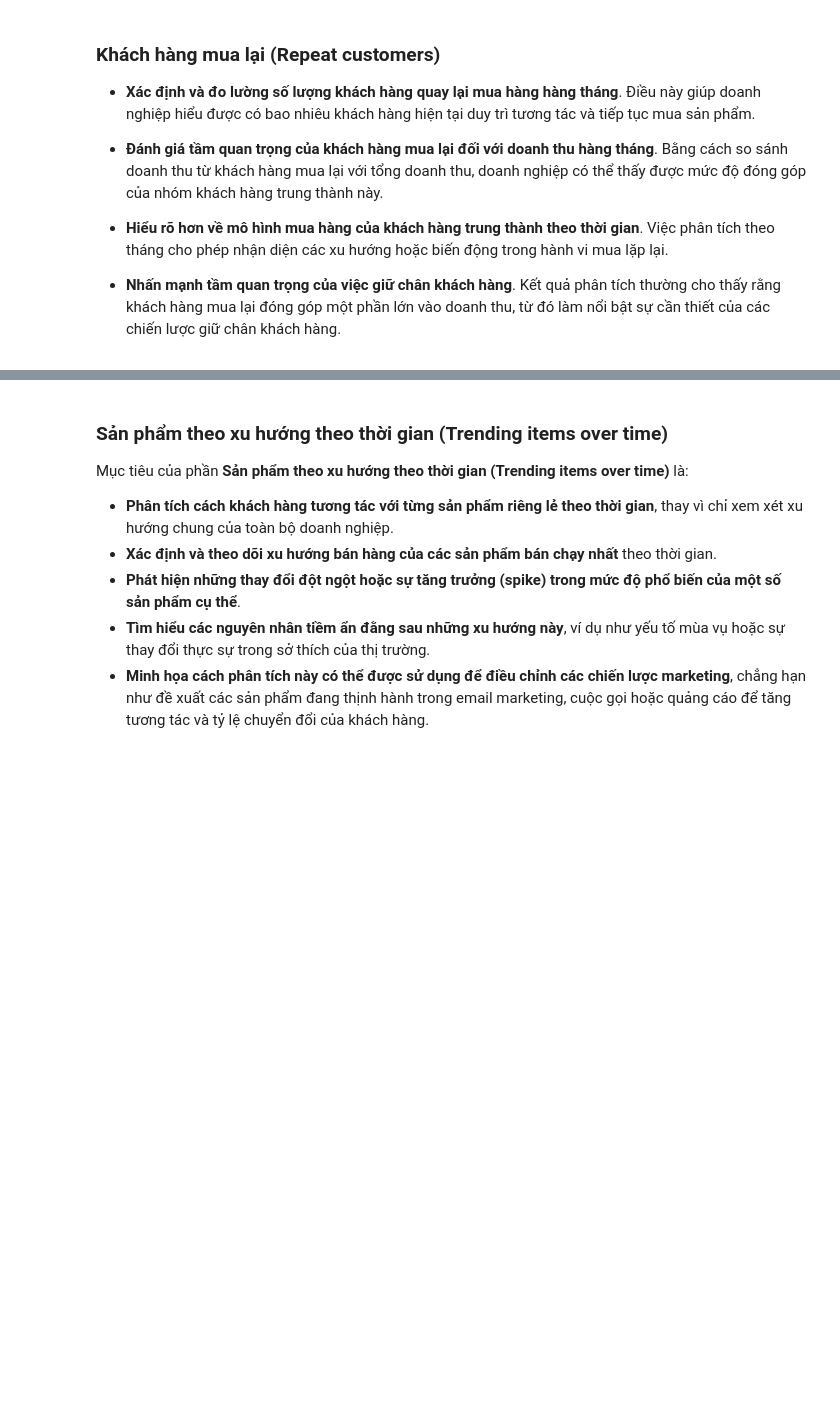
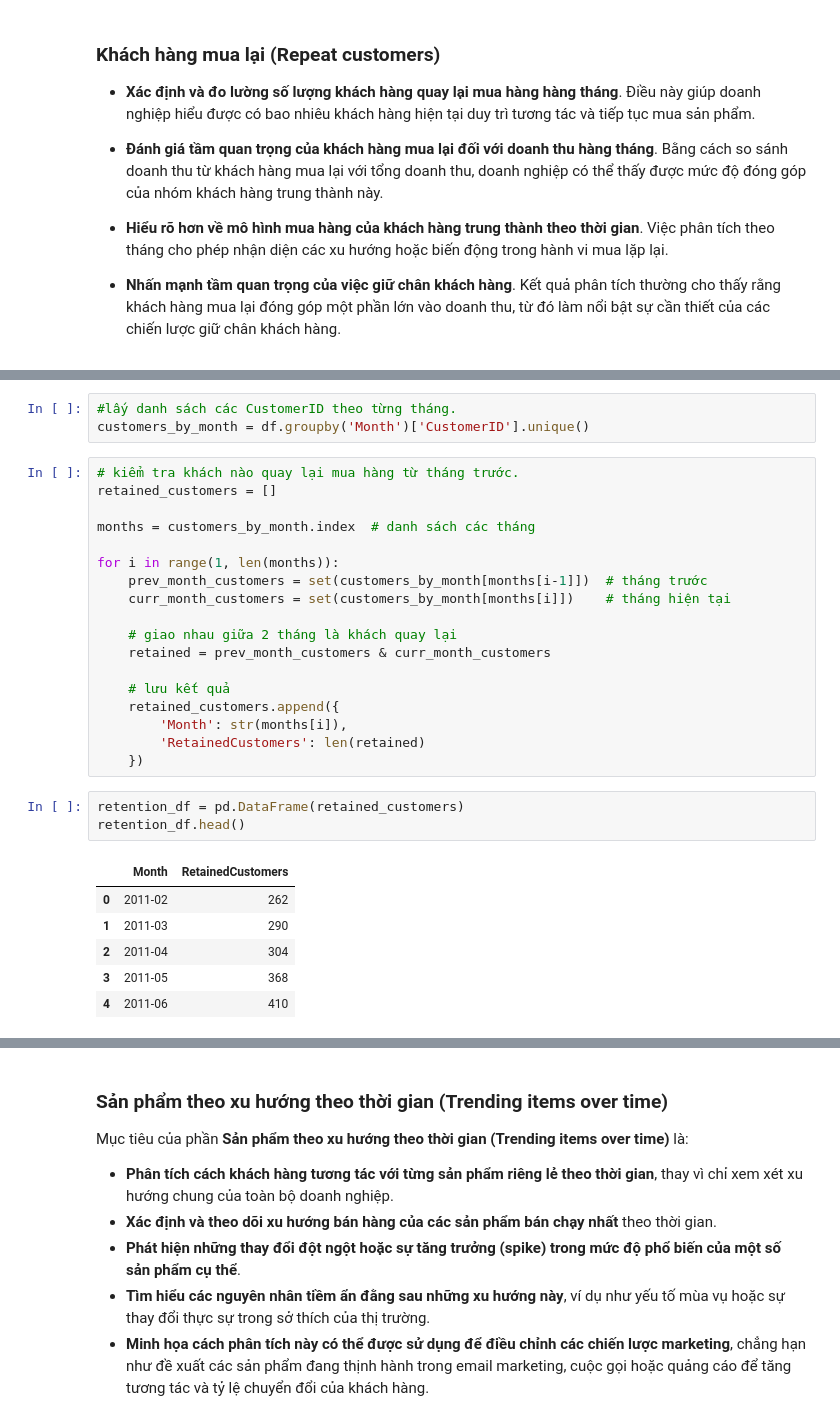
Before and after one commit to ntlong81/Python_TKT64, a Jupyter notebook: Product_Analytics_Python.ipynb, the cells around one changed output, grey strips where cells are left out. Drawn from its saved outputs; the diff is of its cells as text; blank space fills up the shorter version.

```diff
--- a/Product_Analytics_Python.ipynb
+++ b/Product_Analytics_Python.ipynb
@@ -180,0 +223,31 @@ plt.show()
+# %%
+#lấy danh sách các CustomerID theo từng tháng.
+customers_by_month = df.groupby('Month')['CustomerID'].unique()
+# %%
+# kiểm tra khách nào quay lại mua hàng từ tháng trước.
+retained_customers = []
+
+months = customers_by_month.index  # danh sách các tháng
+
+for i in range(1, len(months)):
+    prev_month_customers = set(customers_by_month[months[i-1]])  # tháng trước
+    curr_month_customers = set(customers_by_month[months[i]])    # tháng hiện tại
+
+    # giao nhau giữa 2 tháng là khách quay lại
+    retained = prev_month_customers & curr_month_customers
+
+    # lưu kết quả
+    retained_customers.append({
+        'Month': str(months[i]),
+        'RetainedCustomers': len(retained)
+    })
+# %%
+retention_df = pd.DataFrame(retained_customers)
+retention_df.head()
+# %% [output]
+|  | Month | RetainedCustomers |
+| 0 | 2011-02 | 262 |
+| 1 | 2011-03 | 290 |
+| 2 | 2011-04 | 304 |
+| 3 | 2011-05 | 368 |
+| 4 | 2011-06 | 410 |
```
Also changed, not shown: parts of 8 cells of this notebook.
